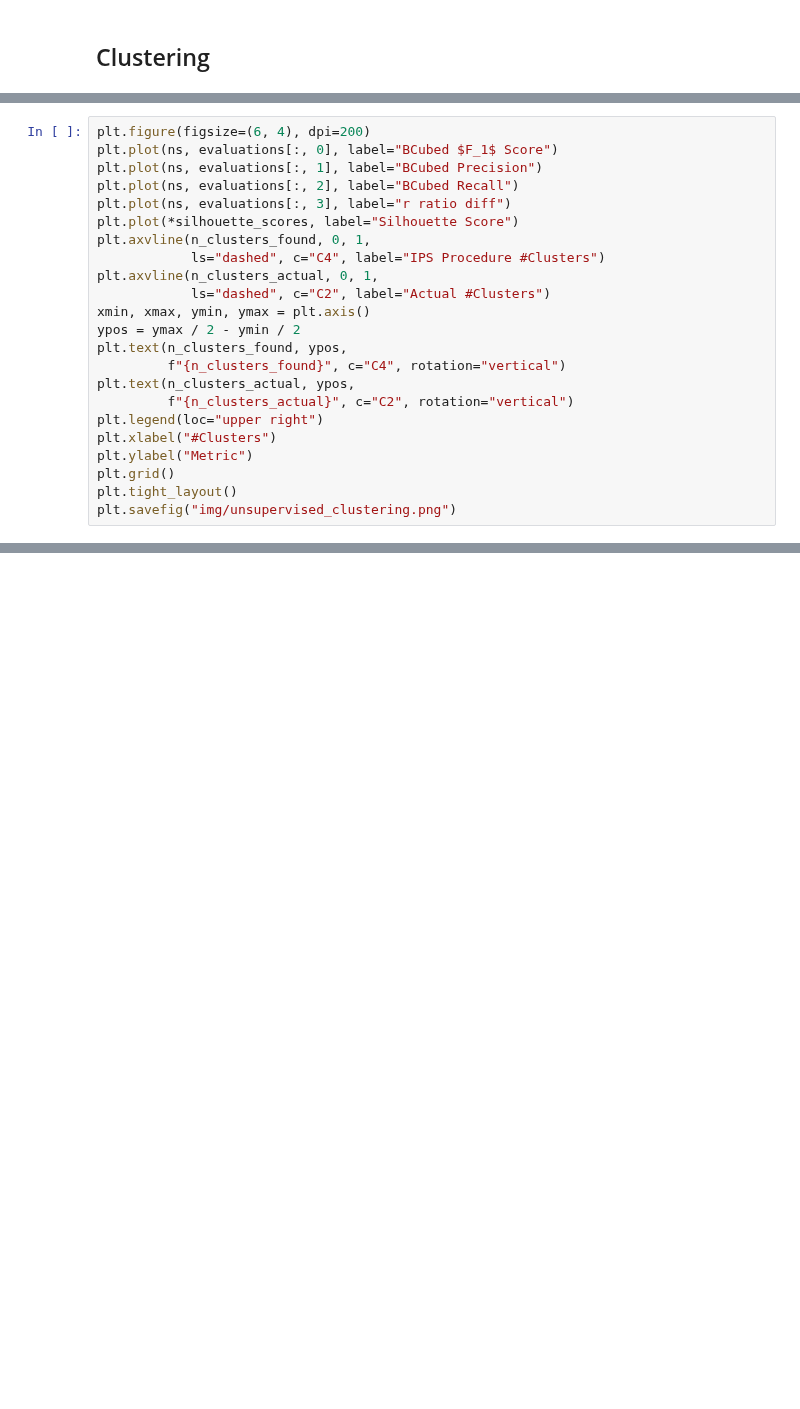
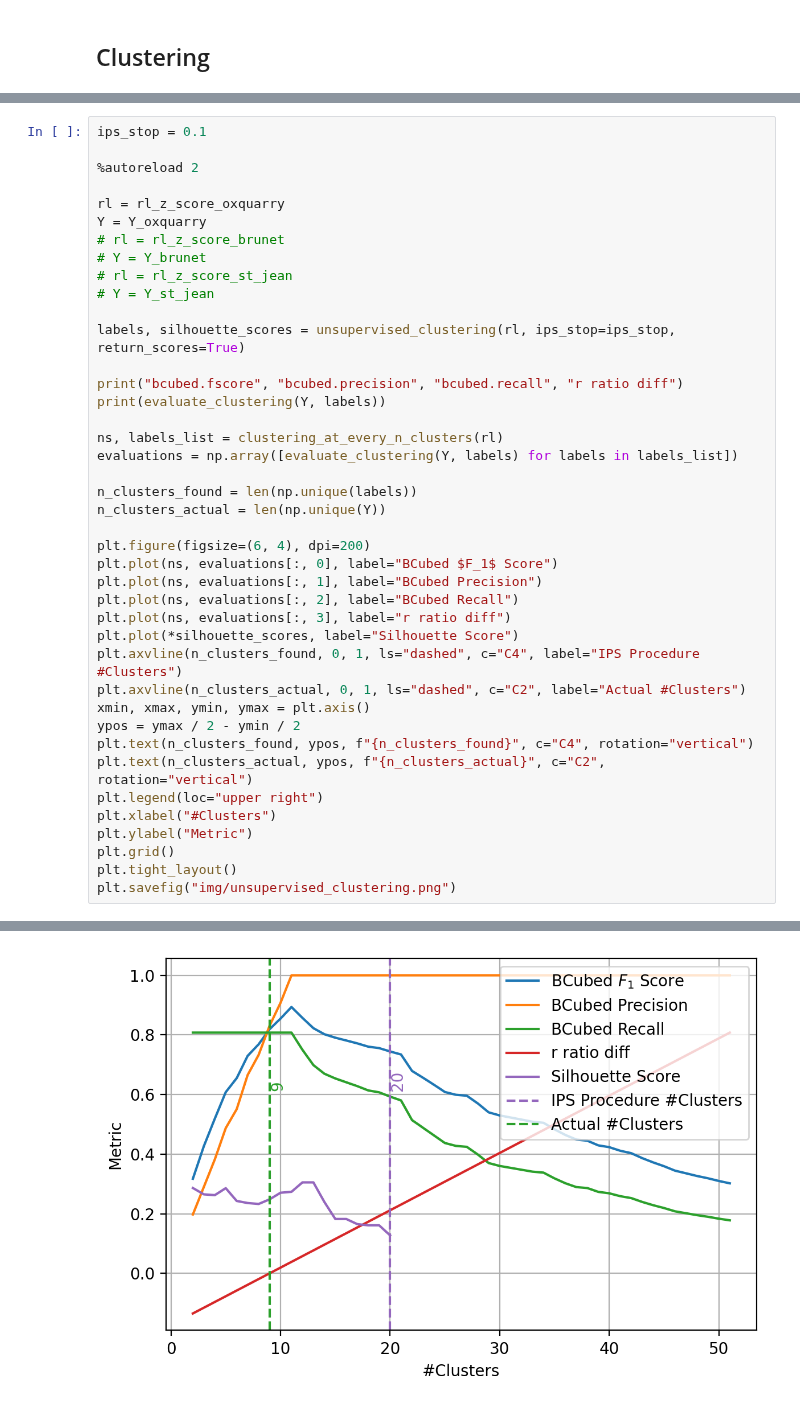
Before and after one commit to TheRaphael0000/master_thesis, a Jupyter notebook: code/experiments.ipynb, the cells around one changed output, grey strips where cells are left out. Saved outputs shown, nothing was run; the diff lists cells and outputs as text; blank space fills up the shorter version.

Commit message:
clustering update

```diff
--- a/code/experiments.ipynb
+++ b/code/experiments.ipynb
@@ -1025,23 +992,42 @@ n_clusters_actual = len(np.unique(Y))
 # %%
+ips_stop = 0.1
+
+%autoreload 2
+
+rl = rl_z_score_oxquarry
+Y = Y_oxquarry
+# rl = rl_z_score_brunet
+# Y = Y_brunet
+# rl = rl_z_score_st_jean
+# Y = Y_st_jean
+
+labels, silhouette_scores = unsupervised_clustering(rl, ips_stop=ips_stop, return_scores=True)
+
+print("bcubed.fscore", "bcubed.precision", "bcubed.recall", "r ratio diff")
+print(evaluate_clustering(Y, labels))
+
+ns, labels_list = clustering_at_every_n_clusters(rl)
+evaluations = np.array([evaluate_clustering(Y, labels) for labels in labels_list])
+
+n_clusters_found = len(np.unique(labels))
+n_clusters_actual = len(np.unique(Y))
+
 plt.figure(figsize=(6, 4), dpi=200)
 plt.plot(ns, evaluations[:, 0], label="BCubed $F_1$ Score")
 plt.plot(ns, evaluations[:, 1], label="BCubed Precision")
 plt.plot(ns, evaluations[:, 2], label="BCubed Recall")
 plt.plot(ns, evaluations[:, 3], label="r ratio diff")
 plt.plot(*silhouette_scores, label="Silhouette Score")
-plt.axvline(n_clusters_found, 0, 1,
-            ls="dashed", c="C4", label="IPS Procedure #Clusters")
-plt.axvline(n_clusters_actual, 0, 1,
-            ls="dashed", c="C2", label="Actual #Clusters")
+plt.axvline(n_clusters_found, 0, 1, ls="dashed", c="C4", label="IPS Procedure #Clusters")
+plt.axvline(n_clusters_actual, 0, 1, ls="dashed", c="C2", label="Actual #Clusters")
 xmin, xmax, ymin, ymax = plt.axis()
 ypos = ymax / 2 - ymin / 2
-plt.text(n_clusters_found, ypos,
-         f"{n_clusters_found}", c="C4", rotation="vertical")
-plt.text(n_clusters_actual, ypos,
-         f"{n_clusters_actual}", c="C2", rotation="vertical")
+plt.text(n_clusters_found, ypos, f"{n_clusters_found}", c="C4", rotation="vertical")
+plt.text(n_clusters_actual, ypos, f"{n_clusters_actual}", c="C2", rotation="vertical")
 plt.legend(loc="upper right")
 plt.xlabel("#Clusters")
 plt.ylabel("Metric")
 plt.grid()
 plt.tight_layout()
 plt.savefig("img/unsupervised_clustering.png")
+# %% [output]
@@ -1047,0 +1036 @@ plt.savefig("img/unsupervised_clustering.png")
+[figure, added]
```
Also changed, not shown: parts of 34 cells of this notebook, 5 other files.
